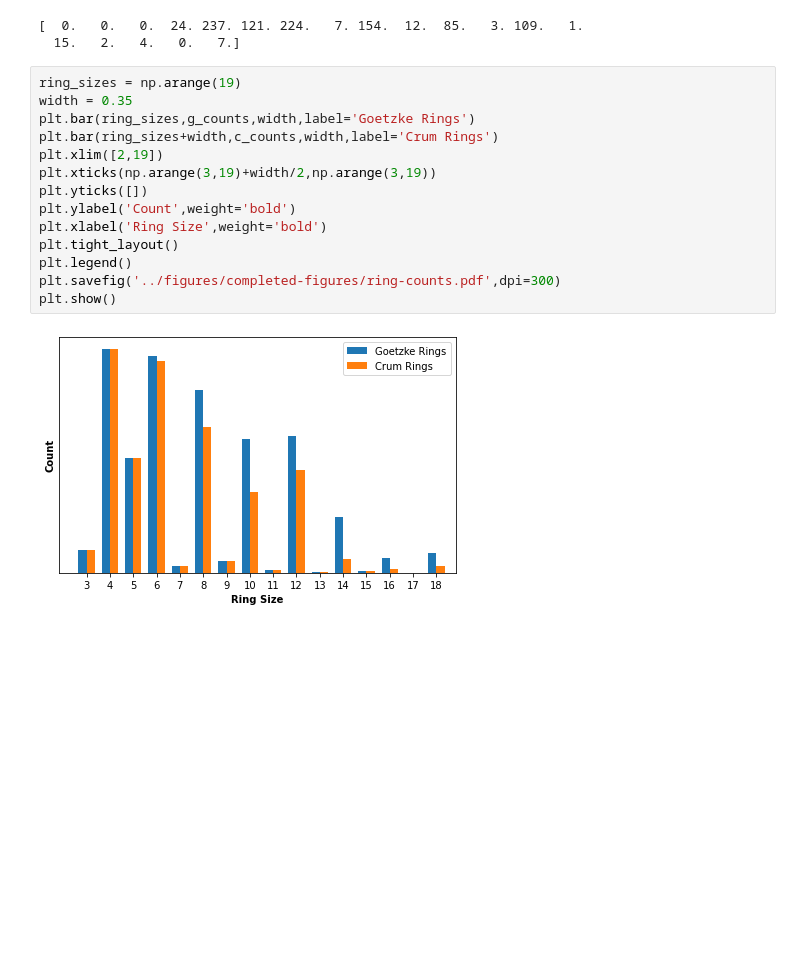
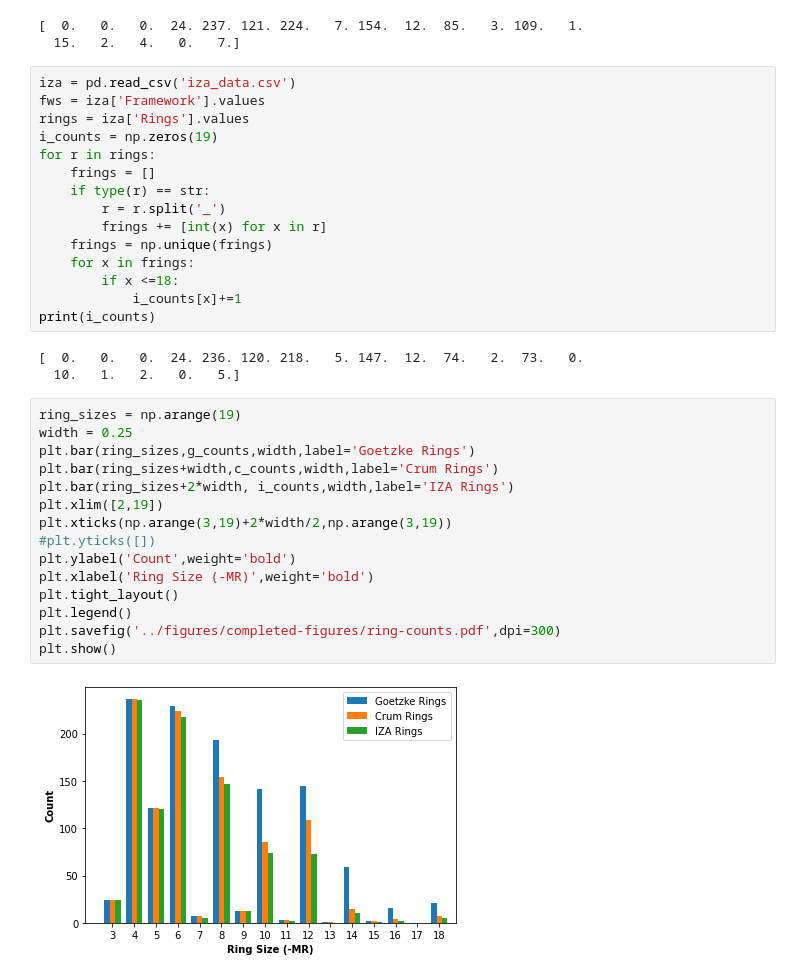
Before and after one commit to wfschneidergroup/zse_manuscript, a Jupyter notebook: results_code/ring_frequency_plots.ipynb, the cells around one changed output. Saved outputs shown, nothing was run; the diff lists cells and outputs as text; blank space fills up the shorter version.

```diff
--- a/results_code/ring_frequency_plots.ipynb
+++ b/results_code/ring_frequency_plots.ipynb
@@ -98,19 +100,38 @@ print(c_counts)
 # %% [output]
 [  0.   0.   0.  24. 237. 121. 224.   7. 154.  12.  85.   3. 109.   1.
   15.   2.   4.   0.   7.]
+# %%
+iza = pd.read_csv('iza_data.csv')
+fws = iza['Framework'].values
+rings = iza['Rings'].values
+i_counts = np.zeros(19)
+for r in rings:
+    frings = []
+    if type(r) == str:
+        r = r.split('_')
+        frings += [int(x) for x in r]
+    frings = np.unique(frings)
+    for x in frings:
+        if x <=18:
+            i_counts[x]+=1
+print(i_counts)
+# %% [output]
+[  0.   0.   0.  24. 236. 120. 218.   5. 147.  12.  74.   2.  73.   0.
+  10.   1.   2.   0.   5.]
 # %%
 ring_sizes = np.arange(19)
-width = 0.35
+width = 0.25
 plt.bar(ring_sizes,g_counts,width,label='Goetzke Rings')
 plt.bar(ring_sizes+width,c_counts,width,label='Crum Rings')
+plt.bar(ring_sizes+2*width, i_counts,width,label='IZA Rings')
 plt.xlim([2,19])
-plt.xticks(np.arange(3,19)+width/2,np.arange(3,19))
-plt.yticks([])
+plt.xticks(np.arange(3,19)+2*width/2,np.arange(3,19))
+#plt.yticks([])
 plt.ylabel('Count',weight='bold')
-plt.xlabel('Ring Size',weight='bold')
+plt.xlabel('Ring Size (-MR)',weight='bold')
 plt.tight_layout()
 plt.legend()
 plt.savefig('../figures/completed-figures/ring-counts.pdf',dpi=300)
 plt.show()
 # %% [output]
-[figure, old version]
+[figure, new version]
```
Also changed, not shown: parts of 12 cells of this notebook, 7 other files.
